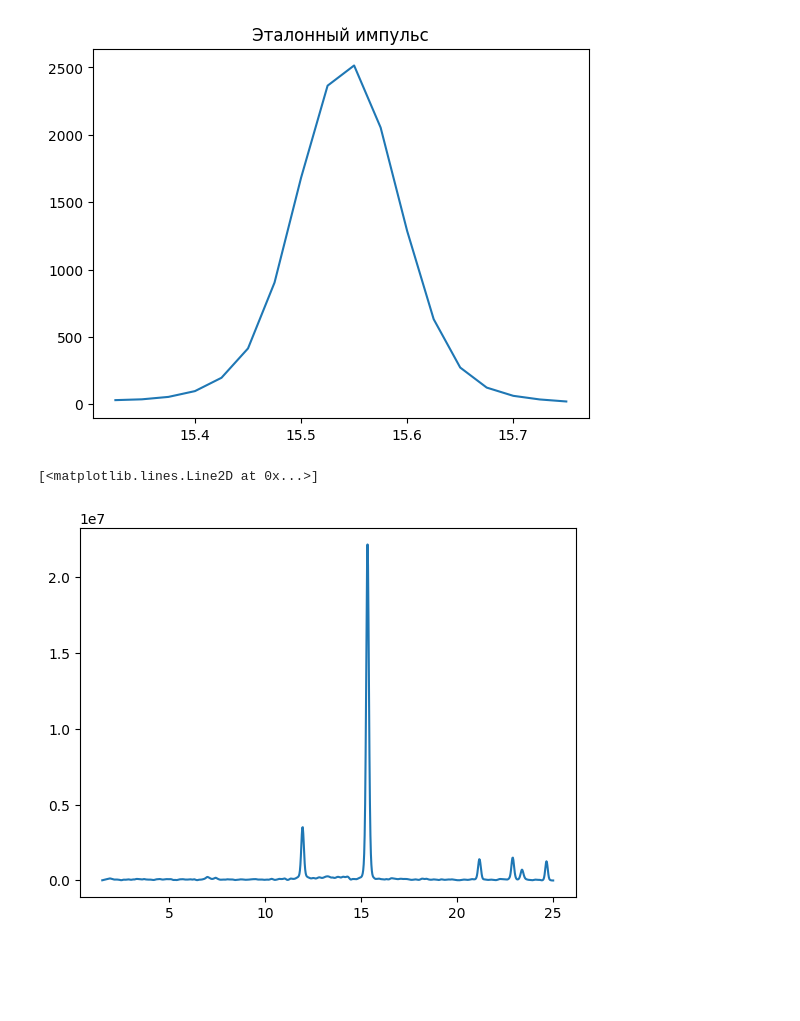
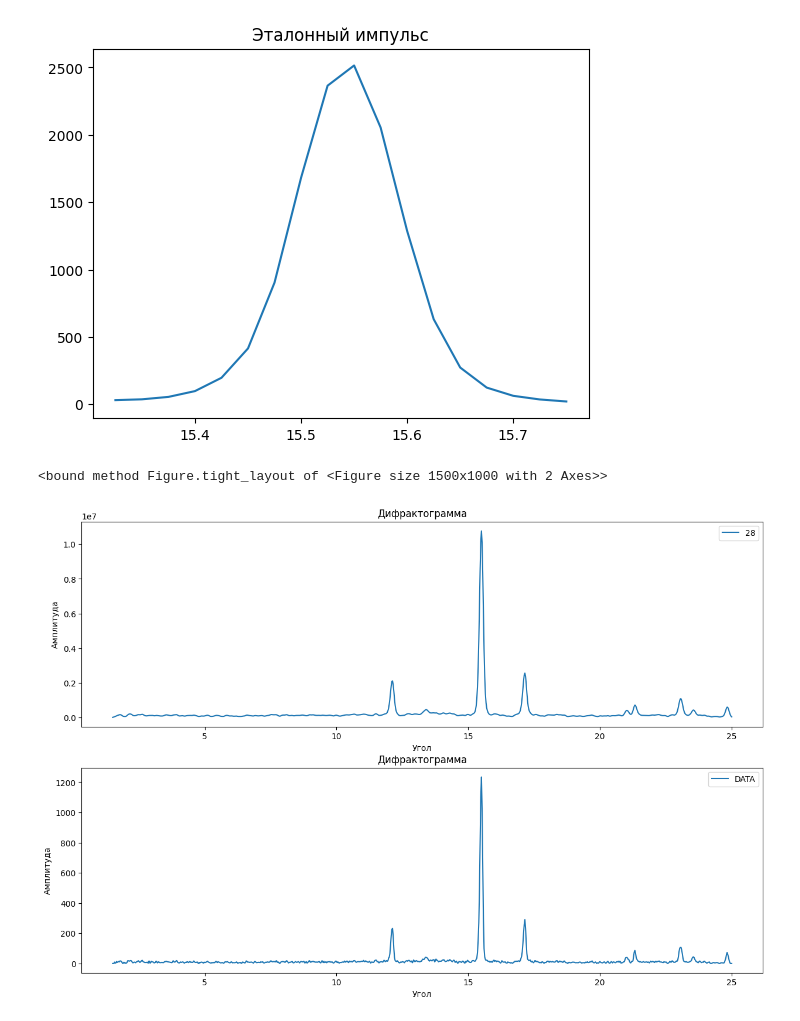
Before and after one commit to spaceswimmer/Pertoleum-Geology-Projects, a Jupyter notebook: Artemiy_Fishchuk_examples/05 X-ray diffraction (XRD) mineral analysis/XRDTask.ipynb, the cells around one changed output. Saved outputs shown, nothing was run; the diff lists cells and outputs as text; code cells hidden in the pictures; blank space fills up the shorter version.

```diff
--- a/Artemiy_Fishchuk_examples/05 X-ray diffraction (XRD) mineral analysis/XRDTask.ipynb
+++ b/Artemiy_Fishchuk_examples/05 X-ray diffraction (XRD) mineral analysis/XRDTask.ipynb
@@ -85,9 +85,21 @@ plt.title("Эталонный импульс")
 # %% [output]
 Text(0.5, 1.0, 'Эталонный импульс')
 [figure]
-# %%
-xrd_corr = {89: np.correlate(xrd_data[89]-noise_89, standard_impulse, mode='full')[standard_impulse.shape[0]-1:]}
-plt.plot(angles, xrd_corr[89])
-# %% [output]
-[<matplotlib.lines.Line2D at 0x...>]
-[figure, removed]
+# %%
+xrd_corr = {89: np.correlate(xrd_data[89]-noise_89, standard_impulse, mode='full')[:-(standard_impulse.shape[0]-1)],
+            28: np.correlate(xrd_data[28]-noise_28, standard_impulse, mode='same')}
+
+fig, axs = plt.subplots(2,1, figsize = (15,10))
+axs[0].plot(angles, xrd_corr[28], label="28")
+# axs[1].plot(angles, xrd_corr[89], label="89")
+axs[1].plot(angles, xrd_data[28]-noise_28, label="DATA")
+# axs[1].plot(angles, xrd_data[89], label="DATA")
+for ax in axs:
+    ax.set_xlabel("Угол")
+    ax.set_ylabel("Амплитуда")
+    ax.set_title("Дифрактограмма")
+    ax.legend()
+fig.tight_layout
+# %% [output]
+<bound method Figure.tight_layout of <Figure size 1500x1000 with 2 Axes>>
+[figure, added]
```
Also changed, not shown: parts of 1 cell of this notebook.
